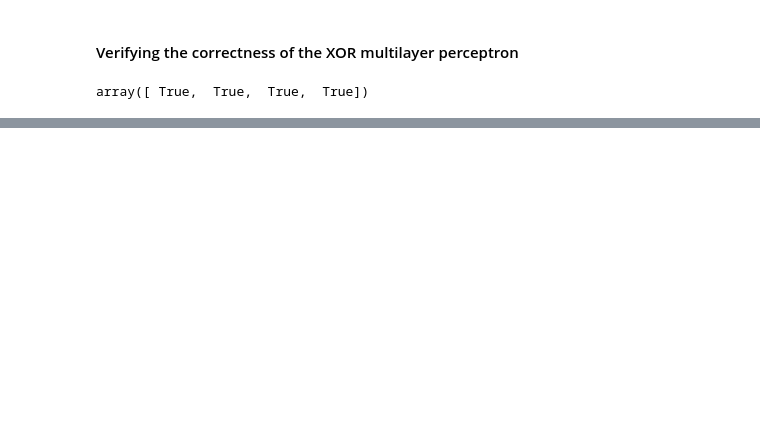
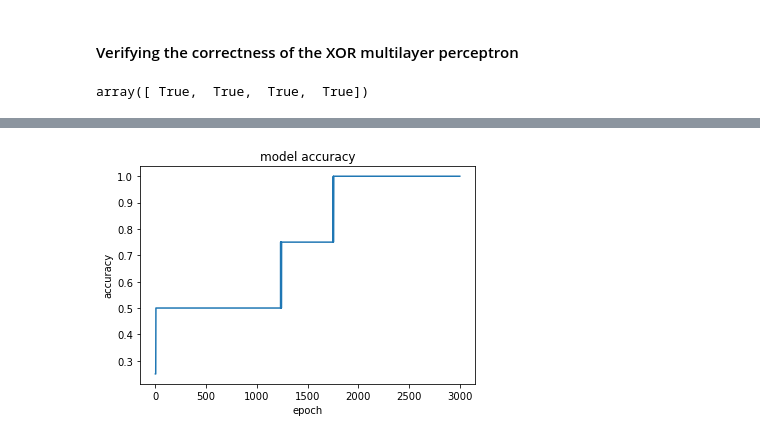
Before and after one commit to dbuos/machine-learning-samples, a Jupyter notebook: percentron_xor.ipynb, the cells around one changed output, grey strips where cells are left out. Drawn from its saved outputs; the diff is of its cells as text; code cells hidden in the pictures; blank space fills up the shorter version.

```diff
--- a/percentron_xor.ipynb
+++ b/percentron_xor.ipynb
@@ -70,0 +123,9 @@ array([ True,  True,  True,  True])
+# %%
+# Plot the accuracy curve for training
+plt.plot(history.history['accuracy'])
+plt.title('model accuracy')
+plt.ylabel('accuracy')
+plt.xlabel('epoch')
+plt.show()
+# %% [output]
+[figure, added]
```
Also changed, not shown: parts of 6 cells of this notebook.
